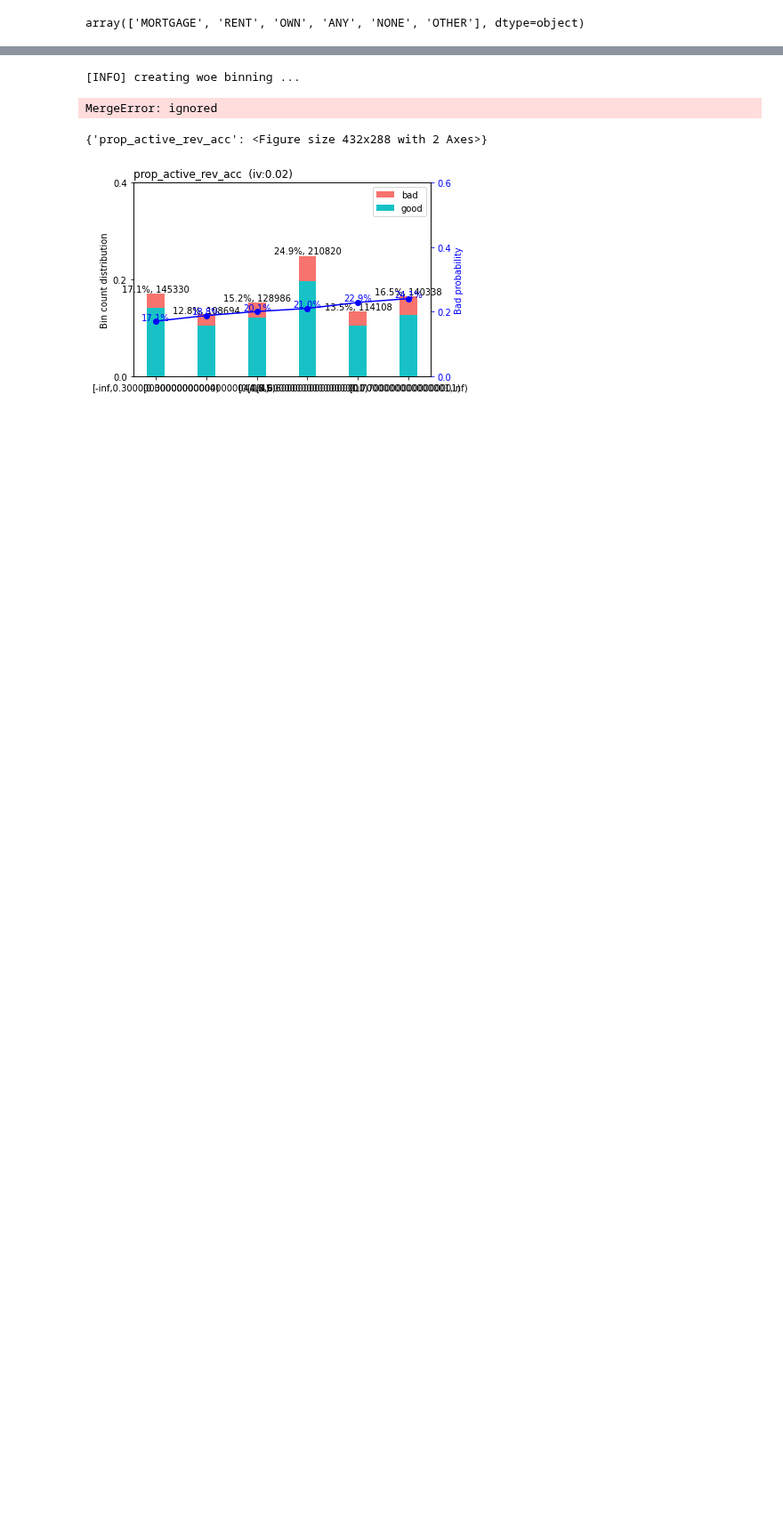
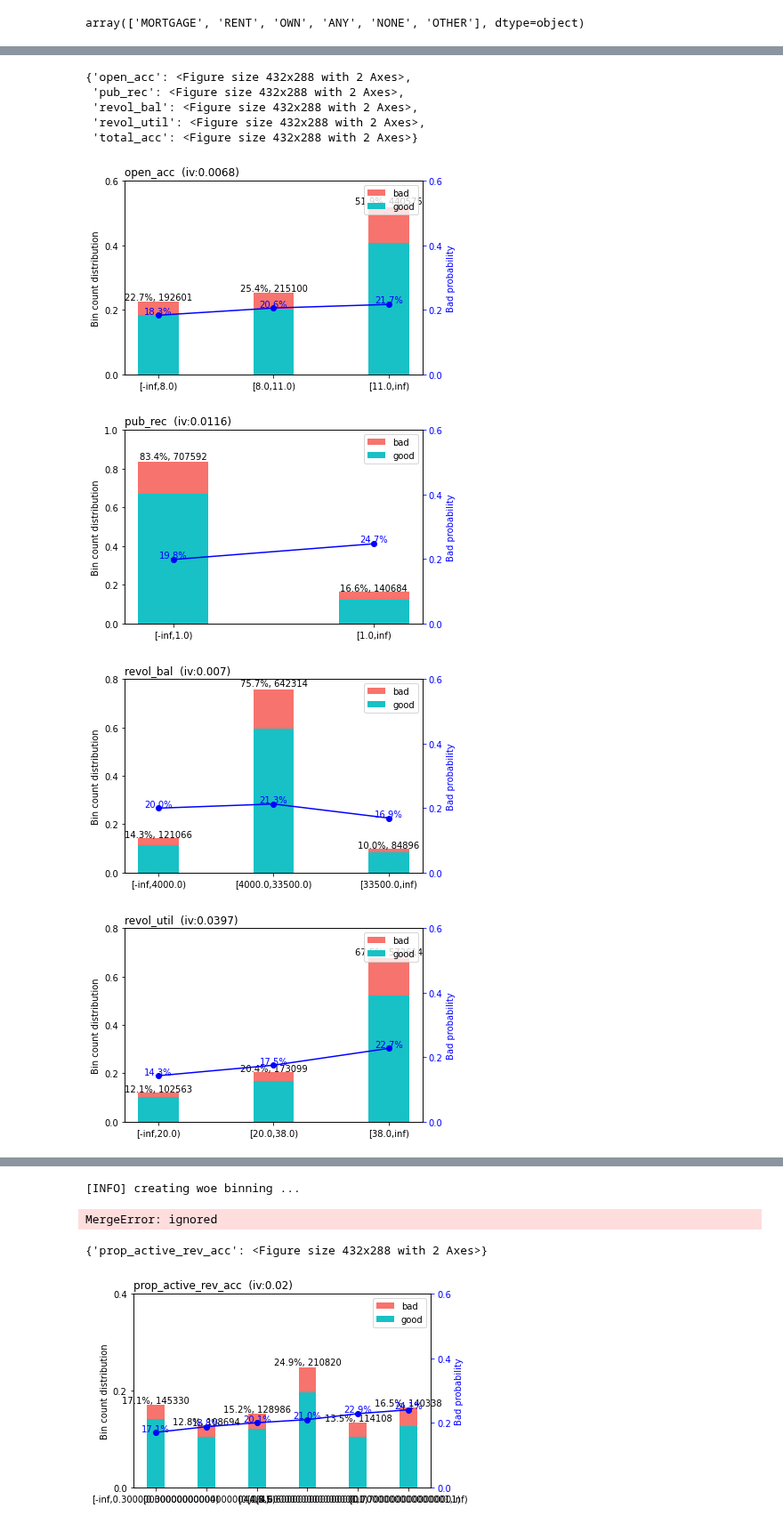
Before and after one commit to preetmodi/Credit-Risk-Analytics, a Jupyter notebook: WoE_V.ipynb, the cells around one changed output, grey strips where cells are left out. Shown at 89% size. Cells and saved outputs as stored; diff of their text form; code cells hidden in the pictures; blank space fills up the shorter version.

```diff
--- a/WoE_V.ipynb
+++ b/WoE_V.ipynb
@@ -276,0 +239,9 @@ Name: delinq_2yrs, dtype: float64
+# %%
+bins4 = sc.woebin(df_train_preprocessed, y='Default',
+                 x=group4_vars,  # Include only the first 5 variables
+                 min_perc_fine_bin=0.01,  # How many bins to cut initially into
+                 min_perc_coarse_bin=0.1,  # Minimum percentage per final bin
+                 stop_limit=0.02,  # Minimum information value
+                 max_num_bin=3,  # Maximum number of bins
+                 method='tree'
+                 )
@@ -276,0 +251,12 @@ Name: delinq_2yrs, dtype: float64
+# %%
+sc.woebin_plot(bins4)
+# %% [output]
+{'open_acc': <Figure size 432x288 with 2 Axes>,
+ 'pub_rec': <Figure size 432x288 with 2 Axes>,
+ 'revol_bal': <Figure size 432x288 with 2 Axes>,
+ 'revol_util': <Figure size 432x288 with 2 Axes>,
+ 'total_acc': <Figure size 432x288 with 2 Axes>}
+[figure, added]
+[figure, added]
+[figure, added]
+[figure, added]
```
Also changed, not shown: parts of 21 cells of this notebook.
